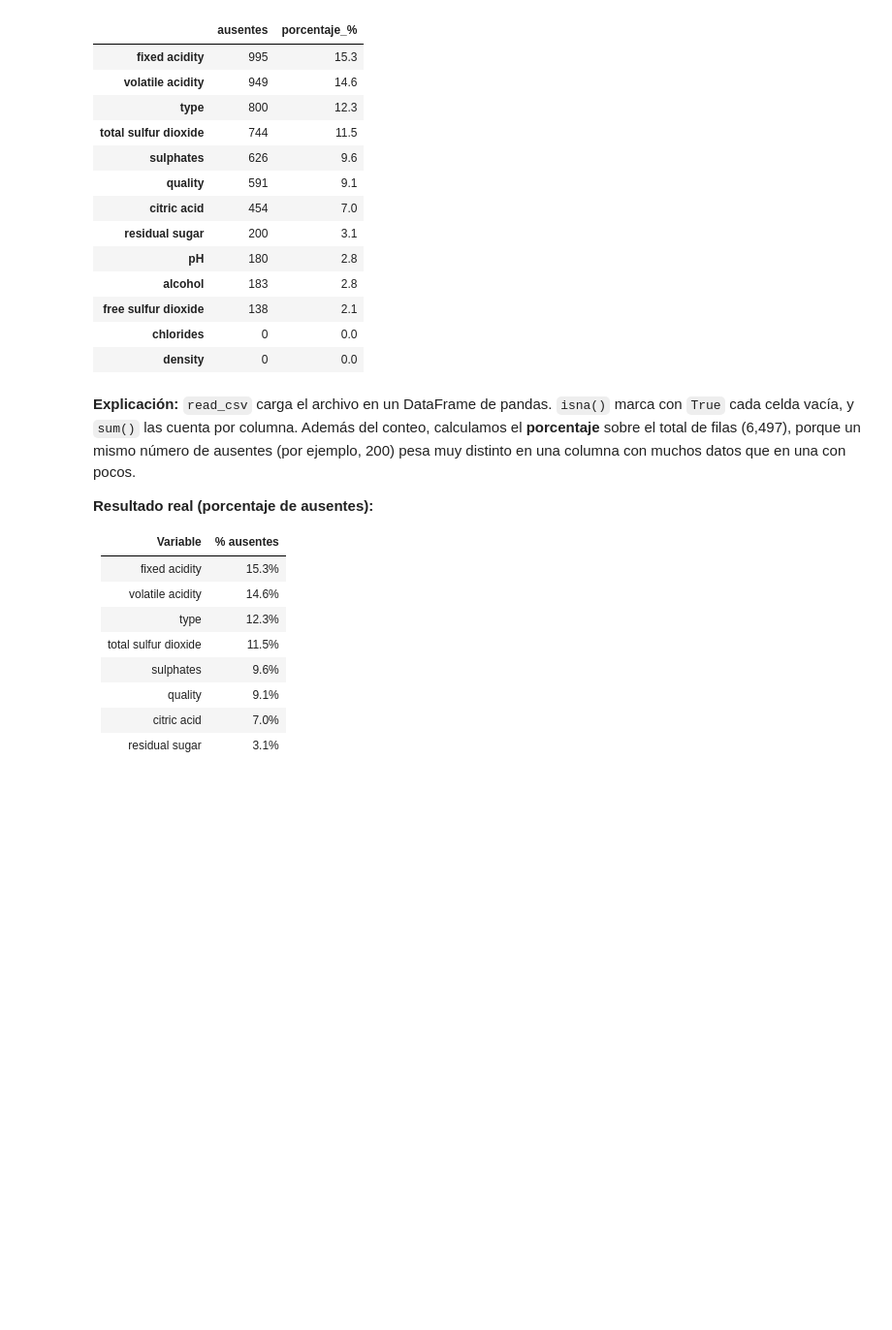
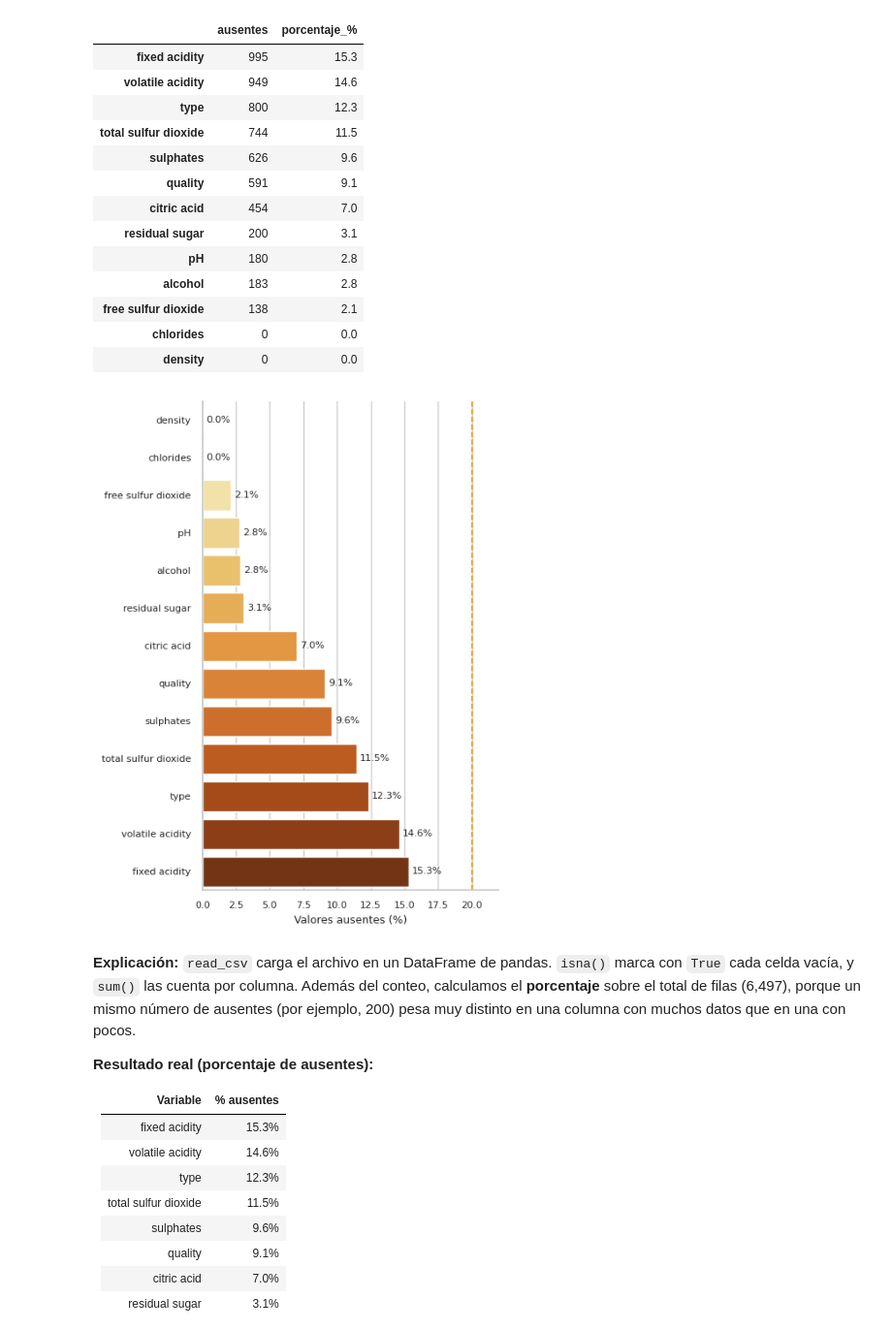
Before and after one commit to cryyy-flac/Tarea2_Wines_n_Spei, a Jupyter notebook: Tarea2_Wines.ipynb, the cells around one changed output. Shown at 97% size. Cells and saved outputs as stored; diff of their text form; code cells hidden in the pictures; blank space fills up the shorter version.

```diff
--- a/Tarea2_Wines.ipynb
+++ b/Tarea2_Wines.ipynb
@@ -79,6 +79,62 @@ resumen_ausentes.sort_values('porcentaje_%', ascending=False)
 | free sulfur dioxide | 138 | 2.1 |
 | chlorides | 0 | 0.0 |
 | density | 0 | 0.0 |
+# %%
+# Porcentaje de valores ausentes por variable
+porcentaje_ausentes = (
+    df.isna()
+      .mean()
+      .mul(100)
+      .sort_values(ascending=True)
+      .reset_index()
+)
+
+porcentaje_ausentes.columns = [
+    "Variable",
+    "Porcentaje de ausentes"
+]
+
+# Gráfica angosta y alta
+plt.figure(figsize=(5, 6.5))
+
+ax = sns.barplot(
+    data=porcentaje_ausentes,
+    x="Porcentaje de ausentes",
+    y="Variable",
+    hue="Variable",
+    palette="YlOrBr",
+    legend=False
+)
+
+# Criterio de referencia
+ax.axvline(
+    x=20,
+    color="darkorange",
+    linestyle="--",
+    linewidth=1.2
+)
+
+# Mostrar porcentaje al final de cada barra
+for contenedor in ax.containers:
+    ax.bar_label(
+        contenedor,
+        fmt="%.1f%%",
+        padding=3,
+        fontsize=8
+    )
+
+ax.set_xlabel("Valores ausentes (%)", fontsize=9)
+ax.set_ylabel("")
+ax.set_xlim(0, 22)
+
+ax.tick_params(axis="x", labelsize=8)
+ax.tick_params(axis="y", labelsize=8)
+
+sns.despine()
+plt.tight_layout()
+plt.show()
+# %% [output]
+[figure, added]
 # %% [markdown]
 **Explicación:** `read_csv` carga el archivo en un DataFrame de pandas. `isna()` marca con `True` cada celda vacía, y `sum()` las cuenta por columna. Además del conteo, calculamos el **porcentaje** sobre el total de filas (6,497), porque un mismo número de ausentes (por ejemplo, 200) pesa muy distinto en una columna con muchos datos que en una con pocos.
 
```
Also changed, not shown: parts of 7 cells of this notebook, 1 other file.
